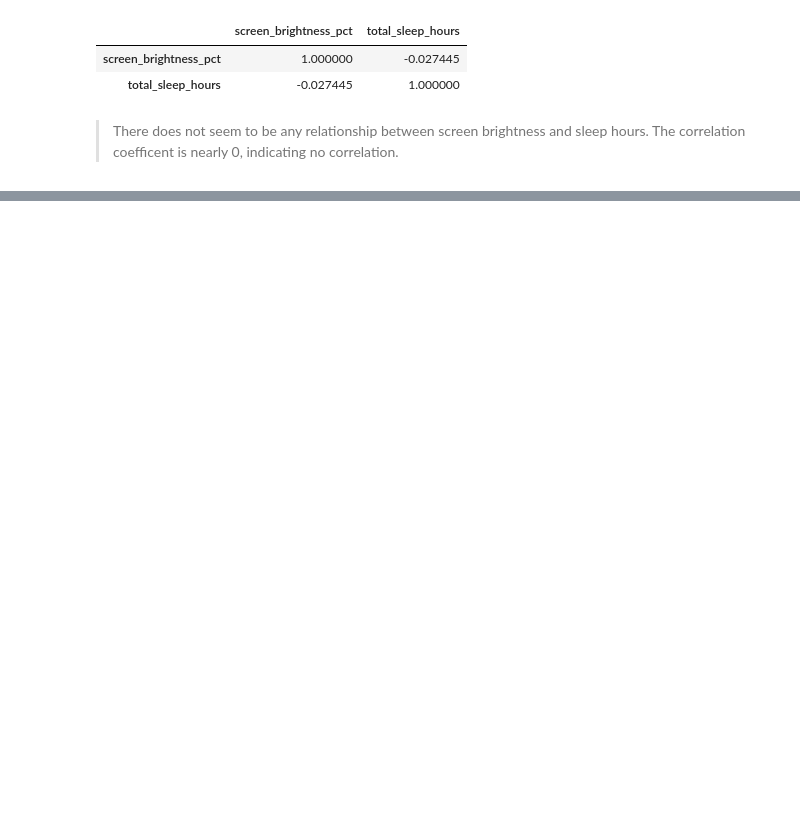
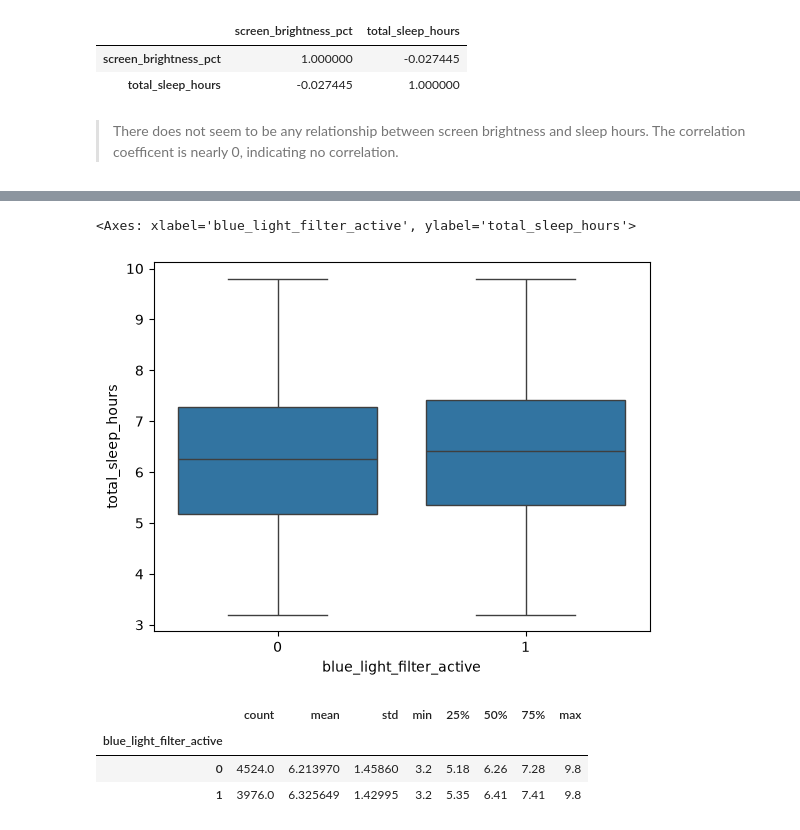
Before and after one commit to danielphilip12/Sleep-Debt, a Jupyter notebook: notebooks/01_eda.ipynb, the cells around one changed output, grey strips where cells are left out. Saved outputs shown, nothing was run; the diff lists cells and outputs as text; code cells hidden in the pictures; blank space fills up the shorter version.

```diff
--- a/notebooks/01_eda.ipynb
+++ b/notebooks/01_eda.ipynb
@@ -301,0 +309,12 @@ df[['screen_brightness_pct', 'total_sleep_hours']].corr()
+# %%
+sns.boxplot(data=df, x='blue_light_filter_active', y=target)
+# %% [output]
+<Axes: xlabel='blue_light_filter_active', ylabel='total_sleep_hours'>
+[figure, added]
+# %%
+df.groupby('blue_light_filter_active')[target].describe()
+# %% [output]
+|  | count | mean | std | min | 25% | 50% | 75% | max |
+| blue_light_filter_active |  |  |  |  |  |  |  |  |
+| 0 | 4524.0 | 6.213970 | 1.45860 | 3.2 | 5.18 | 6.26 | 7.28 | 9.8 |
+| 1 | 3976.0 | 6.325649 | 1.42995 | 3.2 | 5.35 | 6.41 | 7.41 | 9.8 |
```
Also changed, not shown: parts of 11 cells of this notebook.
